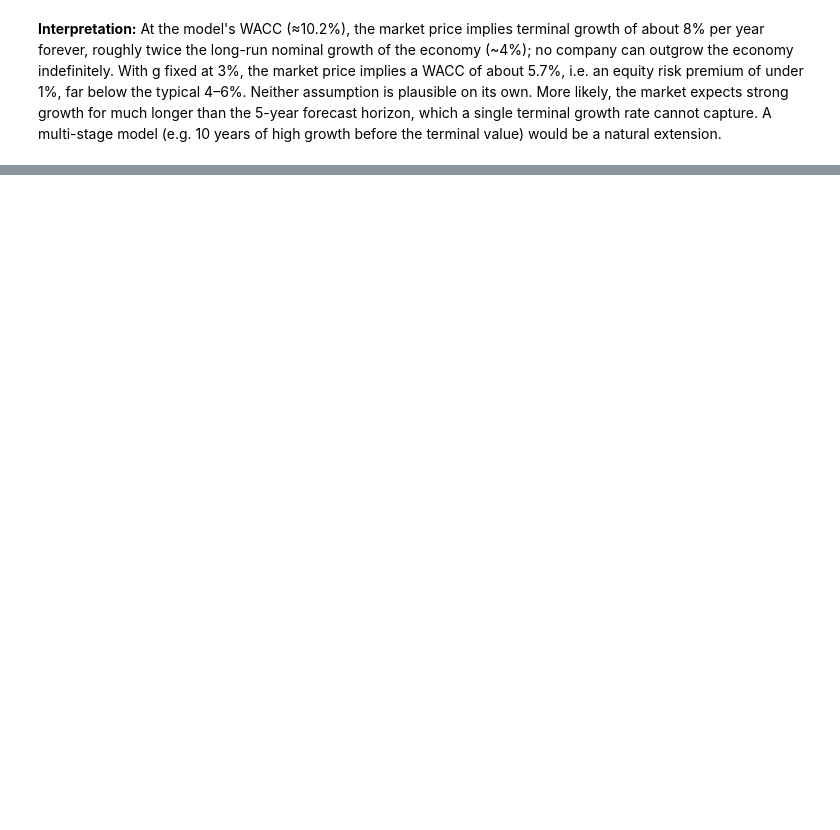
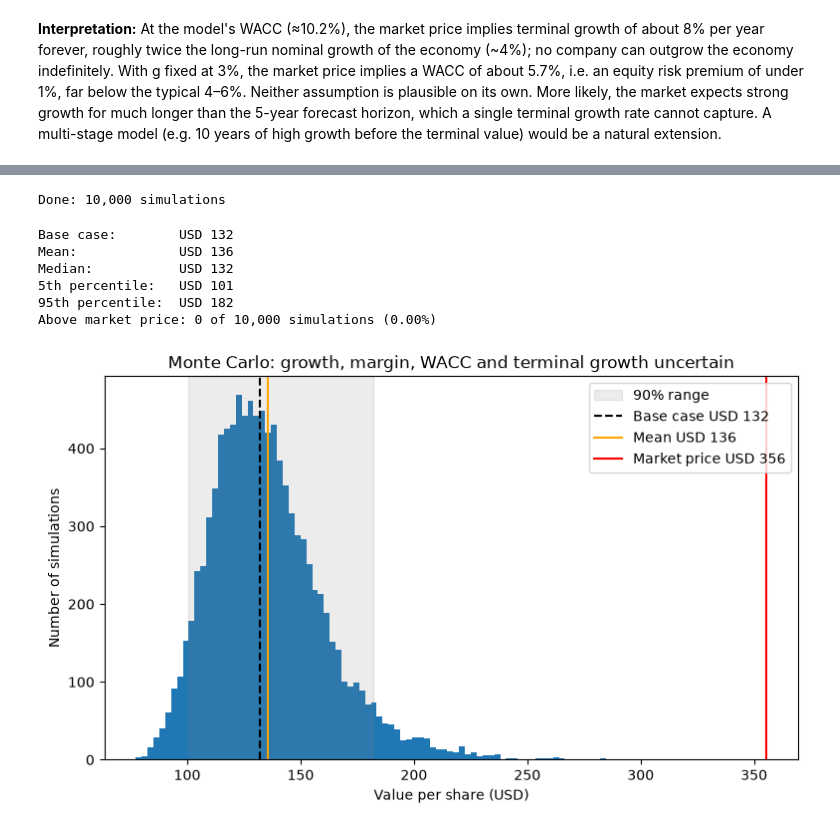
Before and after one commit to matej-balogh/apple-dcf-valuation, a Jupyter notebook: apple_dcf.ipynb, the cells around one changed output, grey strips where cells are left out. Saved outputs shown, nothing was run; the diff lists cells and outputs as text; code cells hidden in the pictures; blank space fills up the shorter version.

```diff
--- a/apple_dcf.ipynb
+++ b/apple_dcf.ipynb
@@ -449,0 +555,10 @@ Natural extensions are a multi-stage growth model and a Monte Carlo simulation o
+# %%
+n_sims = 10_000
+rng = np.random.default_rng(seed=42)
+
+growth_shift = rng.normal(0, 0.02, n_sims)
+margin_draws = rng.normal(assumptions["ebit_margin"], 0.015, n_sims)
+wacc_draws = rng.normal(wacc, 0.01, n_sims)
+g_draws = rng.normal(0.03, 0.005, n_sims)
+
+g_draws = np.minimum(g_draws, wacc_draws - 0.01)
@@ -449,0 +583,43 @@ Natural extensions are a multi-stage growth model and a Monte Carlo simulation o
+# %%
+base_growth = np.array(assumptions["growth"])
+mc_full = np.zeros(n_sims)
+
+for i in range(n_sims):
+    mc_full[i] = value_from_assumptions(base_growth + growth_shift[i],
+                                        margin_draws[i], wacc_draws[i], g_draws[i])
+
+print(f"Done: {n_sims:,} simulations")
+# %% [output]
+Done: 10,000 simulations
+# %%
+print(f"Base case:        USD {base:.0f}")
+print(f"Mean:             USD {mc_full.mean():.0f}")
+print(f"Median:           USD {np.median(mc_full):.0f}")
+print(f"5th percentile:   USD {np.percentile(mc_full, 5):.0f}")
+print(f"95th percentile:  USD {np.percentile(mc_full, 95):.0f}")
+print(f"Above market price: {(mc_full > price).sum()} of {n_sims:,} simulations "
+      f"({(mc_full > price).mean():.2%})")
+# %% [output]
+Base case:        USD 132
+Mean:             USD 136
+Median:           USD 132
+5th percentile:   USD 101
+95th percentile:  USD 182
+Above market price: 0 of 10,000 simulations (0.00%)
+# %%
+p5, p95 = np.percentile(mc_full, [5, 95])
+
+plt.figure(figsize=(9, 5))
+plt.hist(mc_full, bins=80)
+plt.axvspan(p5, p95, color="grey", alpha=0.15, label="90% range")
+plt.axvline(base, color="black", linestyle="--", label=f"Base case USD {base:.0f}")
+plt.axvline(mc_full.mean(), color="orange", label=f"Mean USD {mc_full.mean():.0f}")
+plt.axvline(price, color="red", label=f"Market price USD {price:.0f}")
+plt.xlabel("Value per share (USD)")
+plt.ylabel("Number of simulations")
+plt.title("Monte Carlo: growth, margin, WACC and terminal growth uncertain")
+plt.legend()
+plt.savefig("monte_carlo.png", dpi=150, bbox_inches="tight")
+plt.show()
+# %% [output]
+[figure, added]
```
Also changed, not shown: parts of 32 cells of this notebook, 2 other files.
